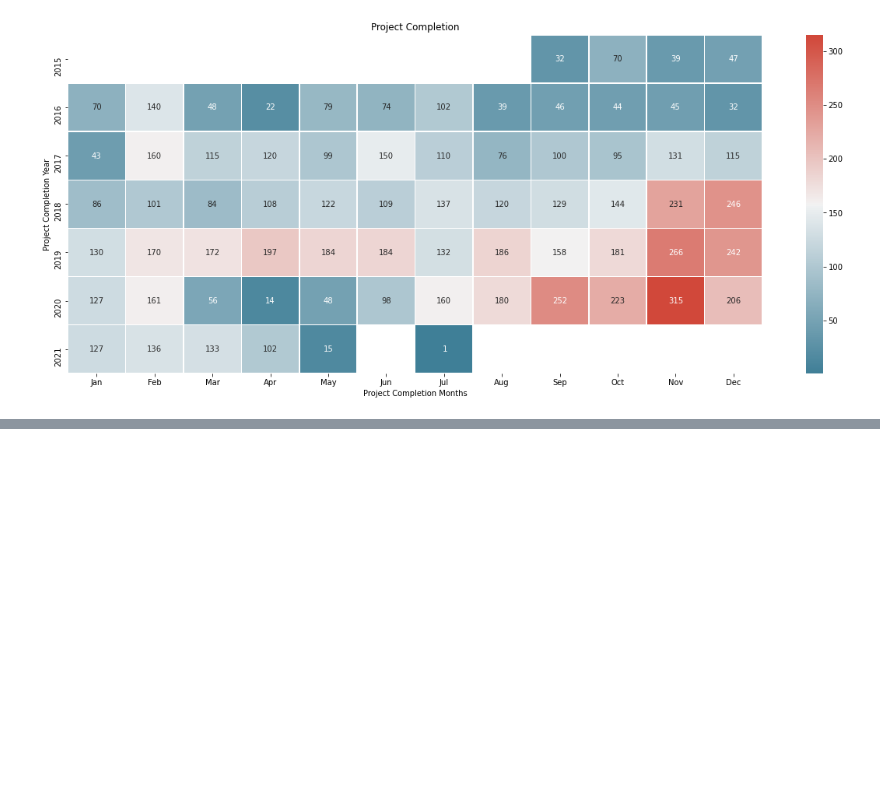
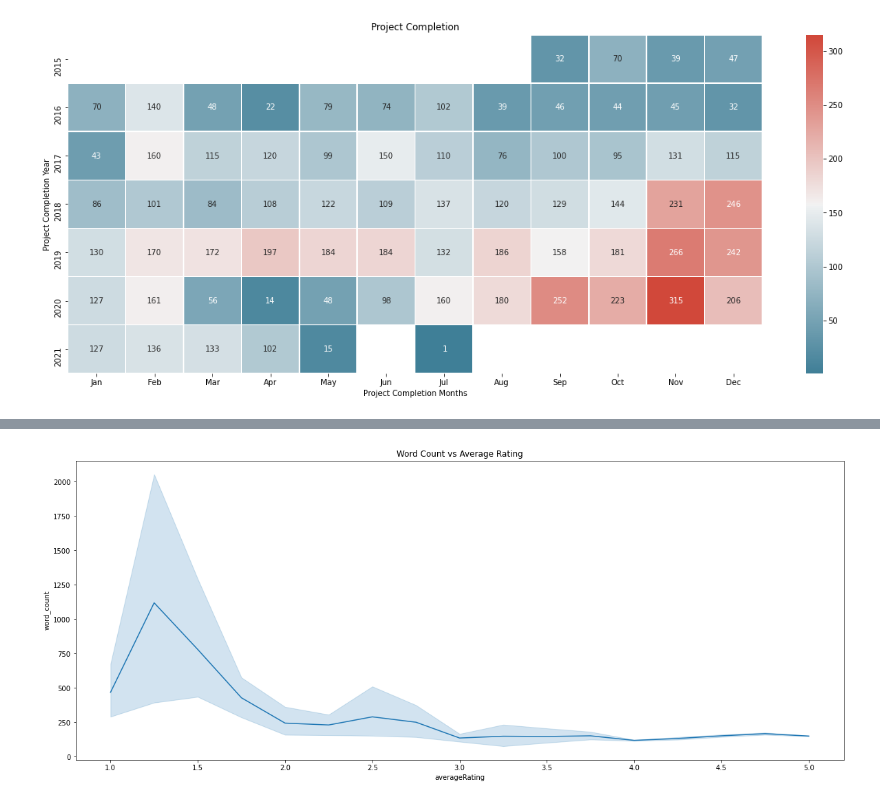
Before and after one commit to JeanLiew/Vendor-Management, a Jupyter notebook: Part 1 Extraction, Cleaning, EDA.ipynb, the cells around one changed output, grey strips where cells are left out. Cells and saved outputs as stored; diff of their text form; code cells hidden in the pictures; blank space fills up the shorter version.

```diff
--- a/Part 1 Extraction, Cleaning, EDA.ipynb
+++ b/Part 1 Extraction, Cleaning, EDA.ipynb
@@ -344,0 +356,11 @@ Name: reviews, Length: 8416, dtype: object
+# %%
+#identity word count length
+final_df['word_count'] = [len(final_df.reviews[i].split()) for i in range(final_df.shape[0])]
+# %%
+#average rating vs word count
+plt.figure(figsize=(20,8))
+sns.lineplot(data=final_df, x='averageRating', y='word_count')
+plt.title('Word Count vs Average Rating')
+plt.show()
+# %% [output]
+[figure, added]
```
Also changed, not shown: parts of 40 cells of this notebook.
